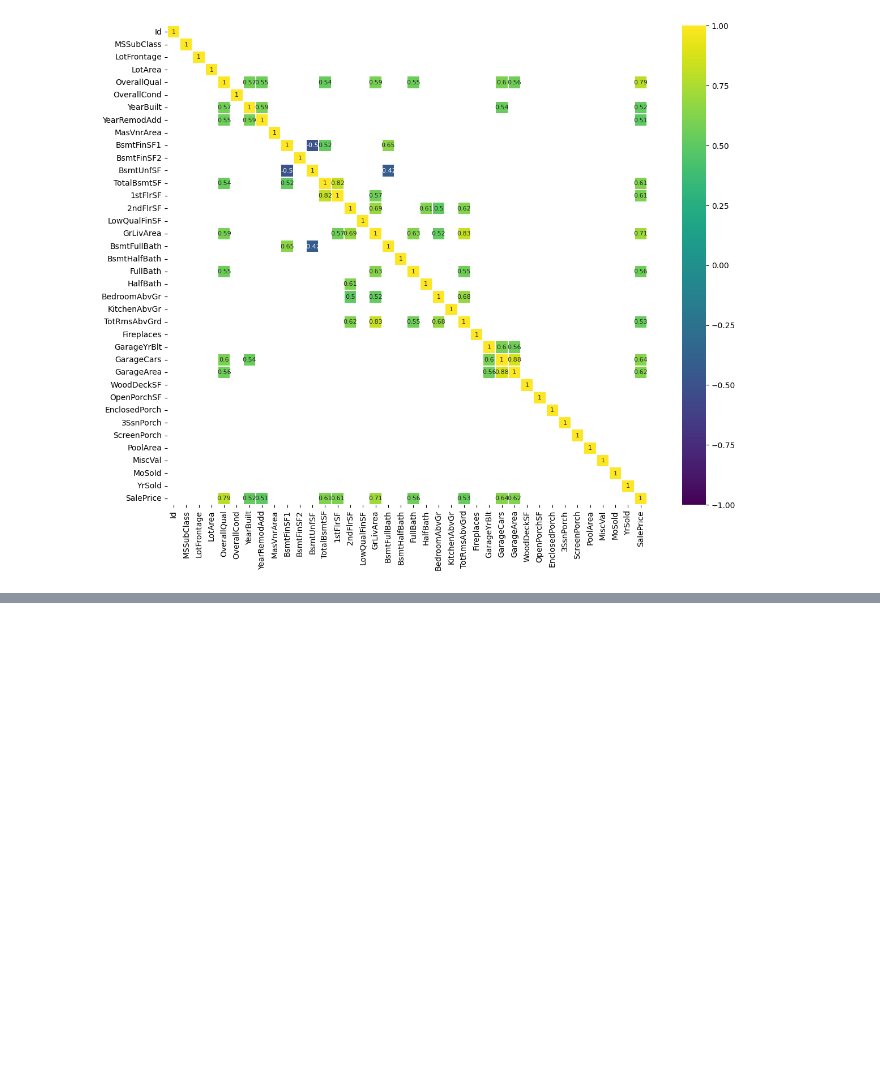
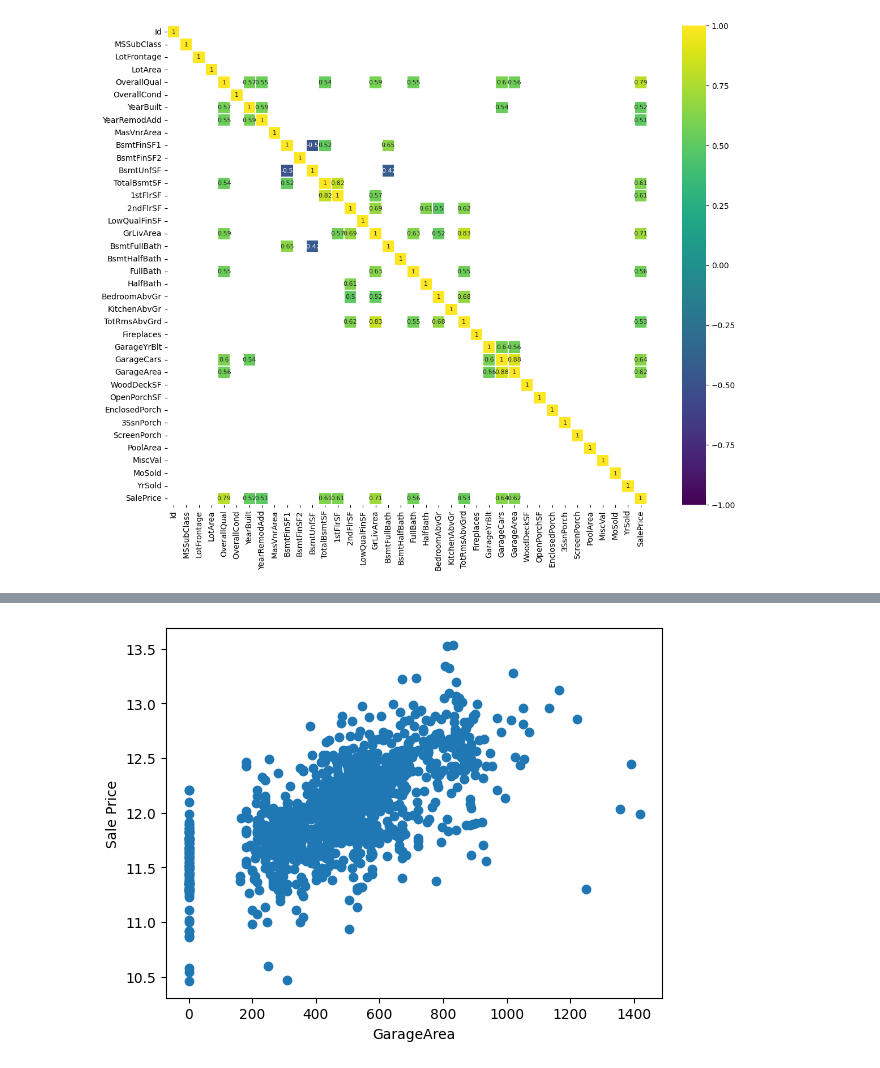
Before and after one commit to viniciusGuerras/pesquisa, a Jupyter notebook: kaggle/house-prices/notebook.ipynb, the cells around one changed output, grey strips where cells are left out. Cells and saved outputs as stored; diff of their text form; code cells hidden in the pictures; blank space fills up the shorter version.

```diff
--- a/kaggle/house-prices/notebook.ipynb
+++ b/kaggle/house-prices/notebook.ipynb
@@ -121,0 +133,8 @@ sns.heatmap(corr[(corr >= 0.5) | (corr <= -0.4)],
+# %%
+plt.figure()
+plt.scatter(x=train_df['GarageArea'], y=target)
+plt.ylabel('Sale Price')
+plt.xlabel('GarageArea')
+plt.show()
+# %% [output]
+[figure, added]
```
Also changed, not shown: parts of 5 cells of this notebook.
